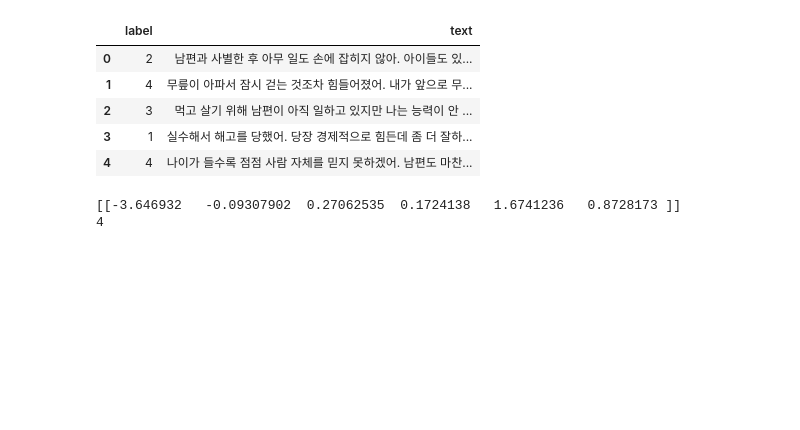
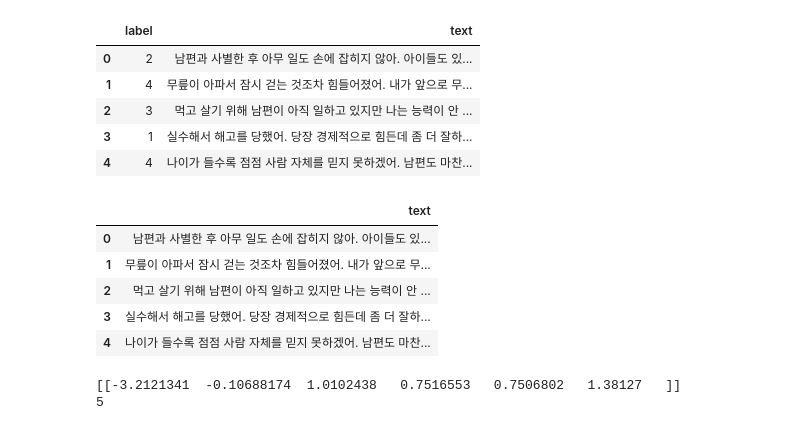
Before and after one commit to songbyungsub/dongdaemun_ai, a Jupyter notebook: Snippets/감정분류_BERT_gocl.ipynb, the cells around one changed output. Cells and saved outputs as stored; diff of their text form; code cells hidden in the pictures; blank space fills up the shorter version.

```diff
--- a/Snippets/감정분류_BERT_gocl.ipynb
+++ b/Snippets/감정분류_BERT_gocl.ipynb
@@ -1072,11 +1104,20 @@ display(test30.head())
 | 2 | 3 | 먹고 살기 위해 남편이 아직 일하고 있지만 나는 능력이 안 ... |
 | 3 | 1 | 실수해서 해고를 당했어. 당장 경제적으로 힘든데 좀 더 잘하... |
 | 4 | 4 | 나이가 들수록 점점 사람 자체를 믿지 못하겠어. 남편도 마찬... |
+# %%
+display(test30.head())
+# %% [output]
+|  | text |
+| 0 | 남편과 사별한 후 아무 일도 손에 잡히지 않아. 아이들도 있... |
+| 1 | 무릎이 아파서 잠시 걷는 것조차 힘들어졌어. 내가 앞으로 무... |
+| 2 | 먹고 살기 위해 남편이 아직 일하고 있지만 나는 능력이 안 ... |
+| 3 | 실수해서 해고를 당했어. 당장 경제적으로 힘든데 좀 더 잘하... |
+| 4 | 나이가 들수록 점점 사람 자체를 믿지 못하겠어. 남편도 마찬... |
 # %%
+#@title 딥러닝 모델로 예측하기
 
 
-
-테스트용텍스트 = '나이가 들수록 점점 사람 자체를 믿지 못하겠어. 남편도 마찬가지야.'  #@ param {type: "string"}
+테스트용텍스트 = '무릎이 아파서 잠시 걷는 것조차 힘들어졌어. 내가 앞으로 무얼 할 수 있을까?'
 
 # 입력 데이터 변환
 def convert_input_data(sentences):
@@ -1141,5 +1182,5 @@ logits = test_sentences([테스트용텍스트])
 print(logits)
 print(np.argmax(logits))
 # %% [output]
-[[-3.646932   -0.09307902  0.27062535  0.1724138   1.6741236   0.8728173 ]]
-4
+[[-3.2121341  -0.10688174  1.0102438   0.7516553   0.7506802   1.38127   ]]
+5
```
Also changed, not shown: parts of 26 cells of this notebook.
